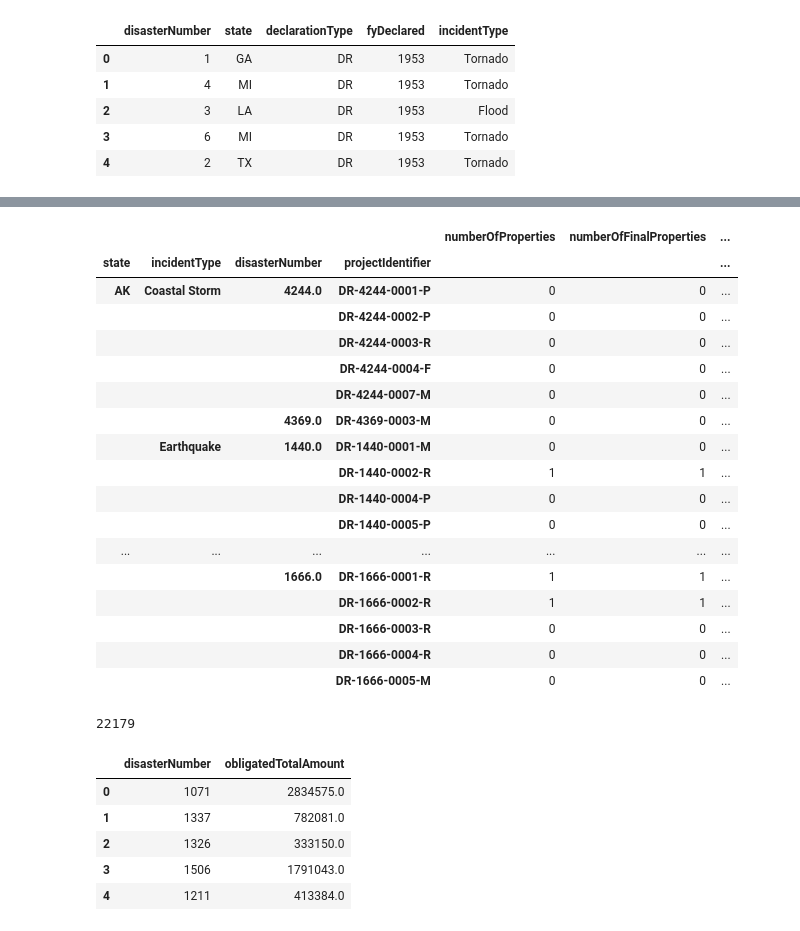
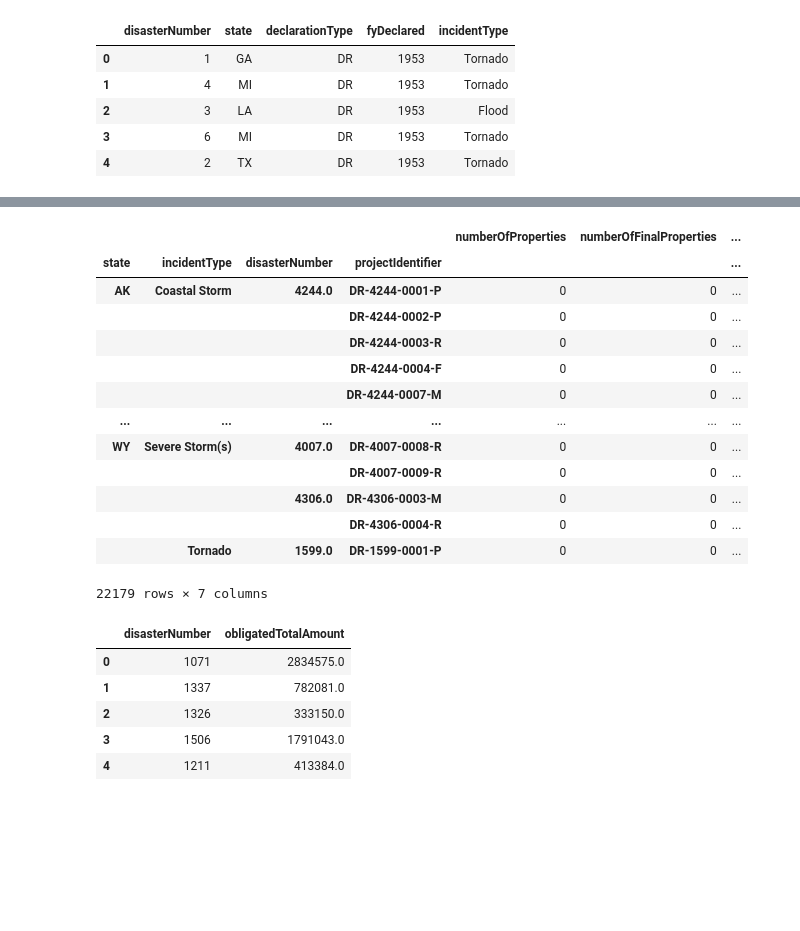
Before and after one commit to anPerger/project-1, a Jupyter notebook: Cleaning Data.ipynb, the cells around one changed output, grey strips where cells are left out. Drawn from its saved outputs; the diff is of its cells as text; code cells hidden in the pictures; blank space fills up the shorter version.

```diff
--- a/Cleaning Data.ipynb
+++ b/Cleaning Data.ipynb
@@ -38,30 +45,22 @@ haz_project_clean.head()
 # %%
 disaster_projects = pd.merge(haz_project_clean, disaster_sum_clean, on='disasterNumber')
 disaster_summary = disaster_projects.groupby(['state','incidentType', 'disasterNumber', 'projectIdentifier']).mean()
-disaster_summary.head(40)
+disaster_summary
 # %% [output]
 |  |  |  |  | numberOfProperties | numberOfFinalProperties | ... |
 | state | incidentType | disasterNumber | projectIdentifier |  |  | ... |
 | AK | Coastal Storm | 4244.0 | DR-4244-0001-P | 0 | 0 | ... |
 |  |  |  | DR-4244-0002-P | 0 | 0 | ... |
 |  |  |  | DR-4244-0003-R | 0 | 0 | ... |
 |  |  |  | DR-4244-0004-F | 0 | 0 | ... |
 |  |  |  | DR-4244-0007-M | 0 | 0 | ... |
-|  |  | 4369.0 | DR-4369-0003-M | 0 | 0 | ... |
-|  | Earthquake | 1440.0 | DR-1440-0001-M | 0 | 0 | ... |
-|  |  |  | DR-1440-0002-R | 1 | 1 | ... |
-|  |  |  | DR-1440-0004-P | 0 | 0 | ... |
-|  |  |  | DR-1440-0005-P | 0 | 0 | ... |
 | ... | ... | ... | ... | ... | ... | ... |
-|  |  | 1666.0 | DR-1666-0001-R | 1 | 1 | ... |
-|  |  |  | DR-1666-0002-R | 1 | 1 | ... |
-|  |  |  | DR-1666-0003-R | 0 | 0 | ... |
-|  |  |  | DR-1666-0004-R | 0 | 0 | ... |
-|  |  |  | DR-1666-0005-M | 0 | 0 | ... |
+| WY | Severe Storm(s) | 4007.0 | DR-4007-0008-R | 0 | 0 | ... |
+|  |  |  | DR-4007-0009-R | 0 | 0 | ... |
+|  |  | 4306.0 | DR-4306-0003-M | 0 | 0 | ... |
+|  |  |  | DR-4306-0004-R | 0 | 0 | ... |
+|  | Tornado | 1599.0 | DR-1599-0001-P | 0 | 0 | ... |
+22179 rows × 7 columns
-# %%
-len(disaster_summary)
-# %% [output]
-22179
 # %%
 #Hazard Mitigation Grant Program Disaster Summaries
 hazard_sum = pd.read_csv('HazardMitigationGrantProgramDisasterSummaries.csv')
```
Also changed, not shown: parts of 7 cells of this notebook.
